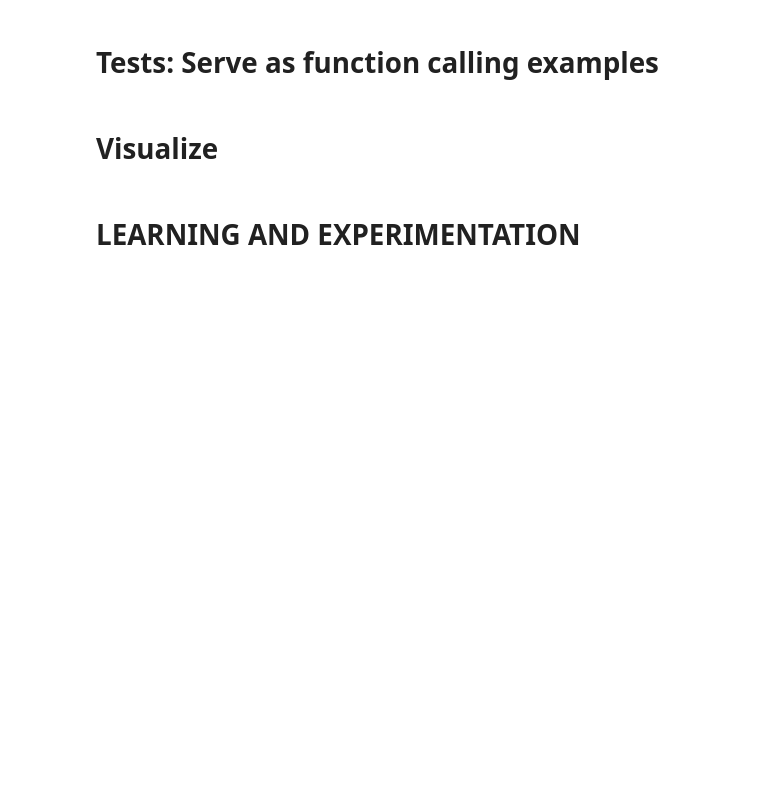
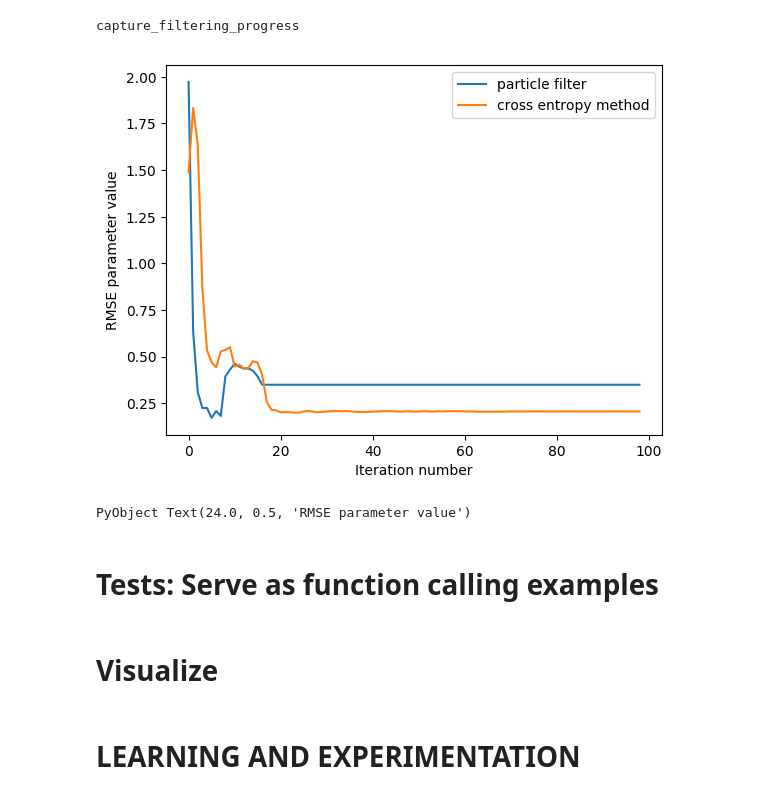
Before and after one commit to sisl/ngsim_env, a Jupyter notebook: notebooks/synthetic_multidim.ipynb, the cells around one changed output. Saved outputs shown, nothing was run; the diff lists cells and outputs as text; code cells hidden in the pictures; blank space fills up the shorter version.

```diff
--- a/notebooks/synthetic_multidim.ipynb
+++ b/notebooks/synthetic_multidim.ipynb
@@ -65,5 +93,82 @@ include("metrics_functions.jl")
 # List the available functions loaded from the above include statements
 # https://stackoverflow.com/questions/21301451/get-a-list-of-current-variables-in-julia-lang
 names(Main)[4:end]
+# %%
+"""
+    capture_filtering_progress(num_p::Int64,n_cars::Int64,lane_place_array::Array,
+        car_particles::Array,particle_props::Array;approach="pf")
+
+Track the particle filters progress as it sees more data
+
+- There are n cars
+- Every car has 100 particles
+- Every particle has 2 parameters
+- Find a mean particle i.e. with v_des as mean of the population, sigma as mean of the population
+- See how far it is from the true parameter of the associated car
+    - Suppose true vector [v_des_true, sigma_true] and mean particle vector [v_des_mean,sigma_mean]
+    - Then this is the norm(true vector - mean particle vector)
+- Take the mean of this norm over all the cars
+- Plot with time
+"""
+function capture_filtering_progress(num_p::Int64,n_cars::Int64,lane_place_array::Array,
+        car_particles::Array,particle_props::Array;approach="pf")
+    scene,roadway = init_place_cars(lane_place_array)
+    rec = generate_truth_data(lane_place_array,car_particles)
+    f_end_num = length(rec.frames)
+
+    bucket_array = initialize_carwise_particle_buckets(n_cars,num_p,particle_props)
+
+    # Initialize the length of rmse_param to be 1 less than total number of
+    # frames becuase that is the looping done
+    rmse_param = Array{Float64}(undef,f_end_num-1,1)
+
+    # Loop over all the frames in the ground truth trajectory
+    for t in 1:f_end_num-1
+        #if t%10==0 @show t end
+        f = rec.frames[f_end_num - t + 1]
+
+        rmse_carwise = Array{Float64}(undef,n_cars,1)
+
+        # Loop over cars in the scene
+        for car_id in 1:n_cars
+            old_p_set_dict = bucket_array[car_id]
+            trupos = rec.frames[f_end_num-t].entities[car_id].state.posF.s
+            new_p_set_dict = update_p_one_step(roadway,f,trupos,old_p_set_dict,
+                car_id=car_id,approach=approach)
+            bucket_array[car_id] = new_p_set_dict
+
+            # Lets find the mean parameter
+            mean_particle = find_mean_particle(new_p_set_dict)
+            true_particle = car_particles[car_id]
+            rmse_carwise[car_id] = particle_difference(true_particle,mean_particle)
+        end
+        rmse_param[t] = mean(rmse_carwise)
+    end
+    return rmse_param
+end
+# %% [output]
+capture_filtering_progress
+# %%
+# 5 cars adjacent lanes scenario with 2 parameters
+num_particles = 100
+lane_place_array = [[(0.,10.)],[(0.,20.)],[(0.,15.)],[(0.,20.)],[(0.,20.)]]
+num_cars = 5
+d1 = Dict(:v_des=>10.0,:σ=>0.2);d2 = Dict(:v_des=>20.0,:σ=>0.3);d3 = Dict(:v_des=>15.0,:σ=>0.)
+d4 = Dict(:v_des=>18.0,:σ=>0.4);d5 = Dict(:v_des=>27.0,:σ=>0.2)
+car_particles = [d1,d2,d3,d4,d5]
+
+particle_props = [(:v_des,10.,0.1,30.),(:σ,0.1,0.1,1.)]
+rmse_array_pf = capture_filtering_progress(num_particles,num_cars,lane_place_array,
+    car_particles,particle_props,approach="pf")
+rmse_array_cem = capture_filtering_progress(num_particles,num_cars,lane_place_array,
+    car_particles,particle_props,approach="cem")
+plot(rmse_array_pf,label="particle filter")
+plot(rmse_array_cem,label="cross entropy method")
+legend()
+xlabel("Iteration number")
+ylabel("RMSE parameter value")
+# %% [output]
+[figure, added]
+PyObject Text(24.0, 0.5, 'RMSE parameter value')
 # %% [markdown]
 # Tests: Serve as function calling examples
```
Also changed, not shown: parts of 6 cells of this notebook, 3 other files.
